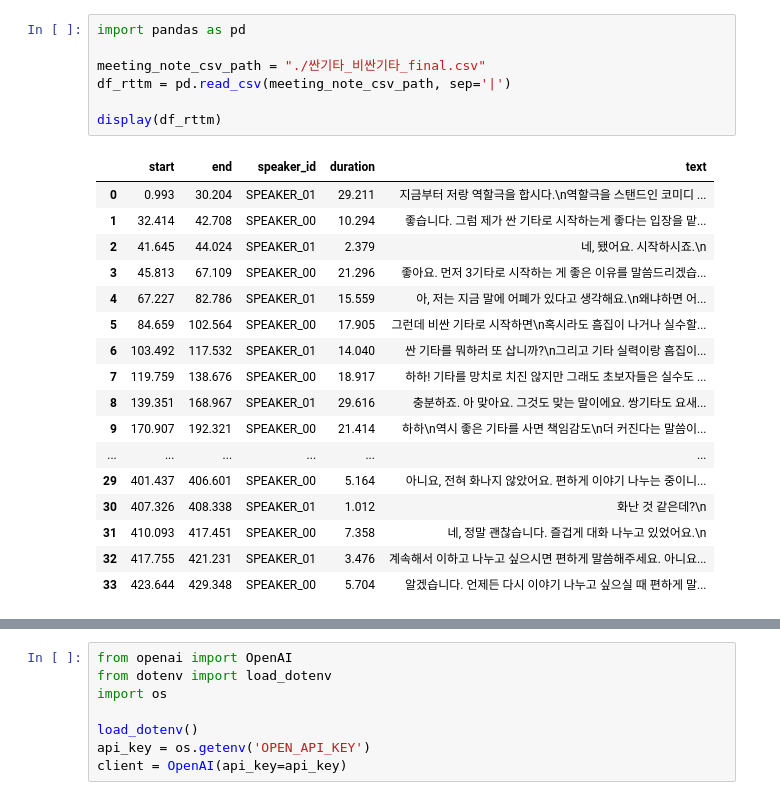
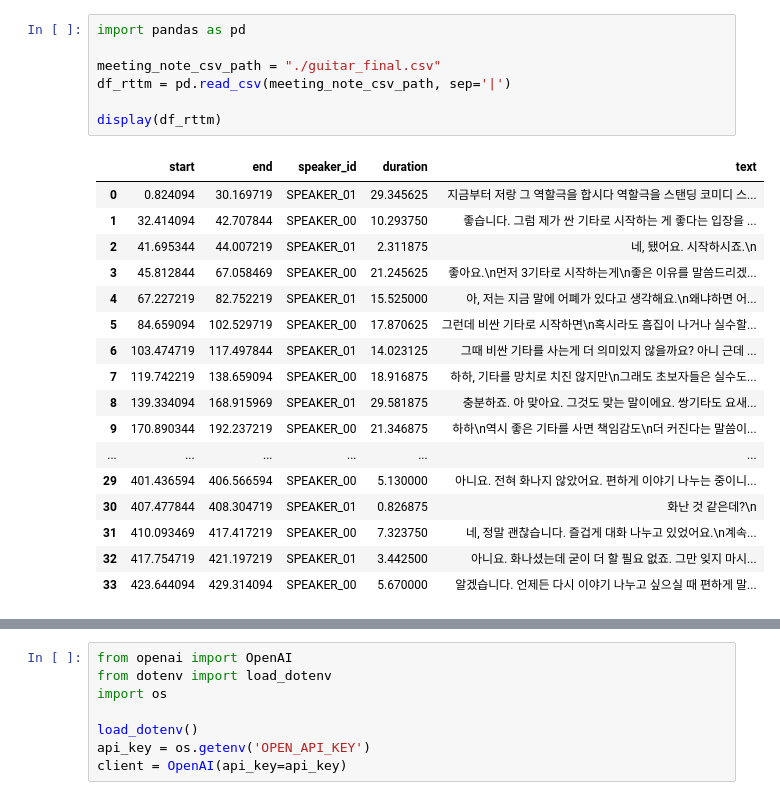
Before and after one commit to hsmu-jeongeun/llm-programming, a Jupyter notebook: ch5/summarize_and_correct.ipynb, the cells around one changed output, grey strips where cells are left out. Cells and saved outputs as stored; diff of their text form.

```diff
--- a/ch5/summarize_and_correct.ipynb
+++ b/ch5/summarize_and_correct.ipynb
@@ -1,28 +1,28 @@
 # %%
 import pandas as pd
 
-meeting_note_csv_path = "./싼기타_비싼기타_final.csv"
+meeting_note_csv_path = "./guitar_final.csv"
 df_rttm = pd.read_csv(meeting_note_csv_path, sep='|')
 
 display(df_rttm)
 # %% [output]
 |  | start | end | speaker_id | duration | text |
-| 0 | 0.993 | 30.204 | SPEAKER_01 | 29.211 | 지금부터 저랑 역할극을 합시다.\n역할극을 스탠드인 코미디 ... |
-| 1 | 32.414 | 42.708 | SPEAKER_00 | 10.294 | 좋습니다. 그럼 제가 싼 기타로 시작하는게 좋다는 입장을 맡... |
-| 2 | 41.645 | 44.024 | SPEAKER_01 | 2.379 | 네, 됐어요. 시작하시죠.\n |
-| 3 | 45.813 | 67.109 | SPEAKER_00 | 21.296 | 좋아요. 먼저 3기타로 시작하는 게 좋은 이유를 말씀드리겠습... |
-| 4 | 67.227 | 82.786 | SPEAKER_01 | 15.559 | 아, 저는 지금 말에 어폐가 있다고 생각해요.\n왜냐하면 어... |
-| 5 | 84.659 | 102.564 | SPEAKER_00 | 17.905 | 그런데 비싼 기타로 시작하면\n혹시라도 흠집이 나거나 실수할... |
-| 6 | 103.492 | 117.532 | SPEAKER_01 | 14.040 | 싼 기타를 뭐하러 또 삽니까?\n그리고 기타 실력이랑 흠집이... |
-| 7 | 119.759 | 138.676 | SPEAKER_00 | 18.917 | 하하! 기타를 망치로 치진 않지만 그래도 초보자들은 실수도 ... |
-| 8 | 139.351 | 168.967 | SPEAKER_01 | 29.616 | 충분하죠. 아 맞아요. 그것도 맞는 말이에요. 쌍기타도 요새... |
-| 9 | 170.907 | 192.321 | SPEAKER_00 | 21.414 | 하하\n역시 좋은 기타를 사면 책임감도\n더 커진다는 말씀이... |
+| 0 | 0.824094 | 30.169719 | SPEAKER_01 | 29.345625 | 지금부터 저랑 그 역할극을 합시다 역할극을 스탠딩 코미디 스... |
+| 1 | 32.414094 | 42.707844 | SPEAKER_00 | 10.293750 | 좋습니다. 그럼 제가 싼 기타로 시작하는 게 좋다는 입장을 ... |
+| 2 | 41.695344 | 44.007219 | SPEAKER_01 | 2.311875 | 네, 됐어요. 시작하시죠.\n |
+| 3 | 45.812844 | 67.058469 | SPEAKER_00 | 21.245625 | 좋아요.\n먼저 3기타로 시작하는게\n좋은 이유를 말씀드리겠... |
+| 4 | 67.227219 | 82.752219 | SPEAKER_01 | 15.525000 | 아, 저는 지금 말에 어폐가 있다고 생각해요.\n왜냐하면 어... |
+| 5 | 84.659094 | 102.529719 | SPEAKER_00 | 17.870625 | 그런데 비싼 기타로 시작하면\n혹시라도 흠집이 나거나 실수할... |
+| 6 | 103.474719 | 117.497844 | SPEAKER_01 | 14.023125 | 그때 비싼 기타를 사는게 더 의미있지 않을까요? 아니 근데 ... |
+| 7 | 119.742219 | 138.659094 | SPEAKER_00 | 18.916875 | 하하, 기타를 망치로 치진 않지만\n그래도 초보자들은 실수도... |
+| 8 | 139.334094 | 168.915969 | SPEAKER_01 | 29.581875 | 충분하죠. 아 맞아요. 그것도 맞는 말이에요. 쌍기타도 요새... |
+| 9 | 170.890344 | 192.237219 | SPEAKER_00 | 21.346875 | 하하\n역시 좋은 기타를 사면 책임감도\n더 커진다는 말씀이... |
 | ... | ... | ... | ... | ... | ... |
-| 29 | 401.437 | 406.601 | SPEAKER_00 | 5.164 | 아니요, 전혀 화나지 않았어요. 편하게 이야기 나누는 중이니... |
-| 30 | 407.326 | 408.338 | SPEAKER_01 | 1.012 | 화난 것 같은데?\n |
-| 31 | 410.093 | 417.451 | SPEAKER_00 | 7.358 | 네, 정말 괜찮습니다. 즐겁게 대화 나누고 있었어요.\n |
-| 32 | 417.755 | 421.231 | SPEAKER_01 | 3.476 | 계속해서 이하고 나누고 싶으시면 편하게 말씀해주세요. 아니요... |
-| 33 | 423.644 | 429.348 | SPEAKER_00 | 5.704 | 알겠습니다. 언제든 다시 이야기 나누고 싶으실 때 편하게 말... |
+| 29 | 401.436594 | 406.566594 | SPEAKER_00 | 5.130000 | 아니요. 전혀 화나지 않았어요. 편하게 이야기 나누는 중이니... |
+| 30 | 407.477844 | 408.304719 | SPEAKER_01 | 0.826875 | 화난 것 같은데?\n |
+| 31 | 410.093469 | 417.417219 | SPEAKER_00 | 7.323750 | 네, 정말 괜찮습니다. 즐겁게 대화 나누고 있었어요.\n계속... |
+| 32 | 417.754719 | 421.197219 | SPEAKER_01 | 3.442500 | 아니요. 화나셨는데 굳이 더 할 필요 없죠. 그만 잊지 마시... |
+| 33 | 423.644094 | 429.314094 | SPEAKER_00 | 5.670000 | 알겠습니다. 언제든 다시 이야기 나누고 싶으실 때 편하게 말... |
 # %%
 # 이름 넣기
 name_dict = {
```
Also changed, not shown: parts of 9 cells of this notebook, 10 other files.
